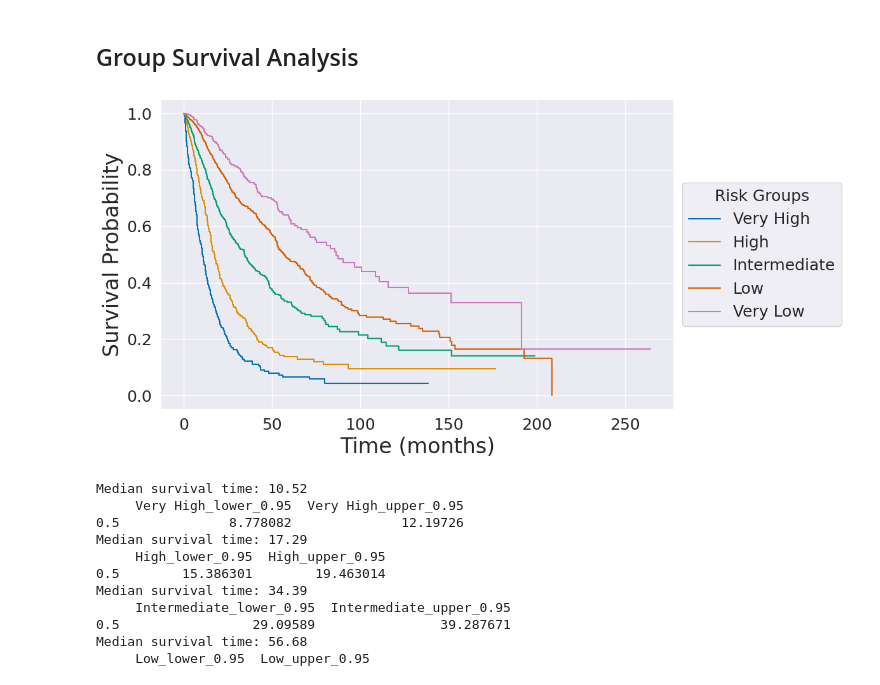
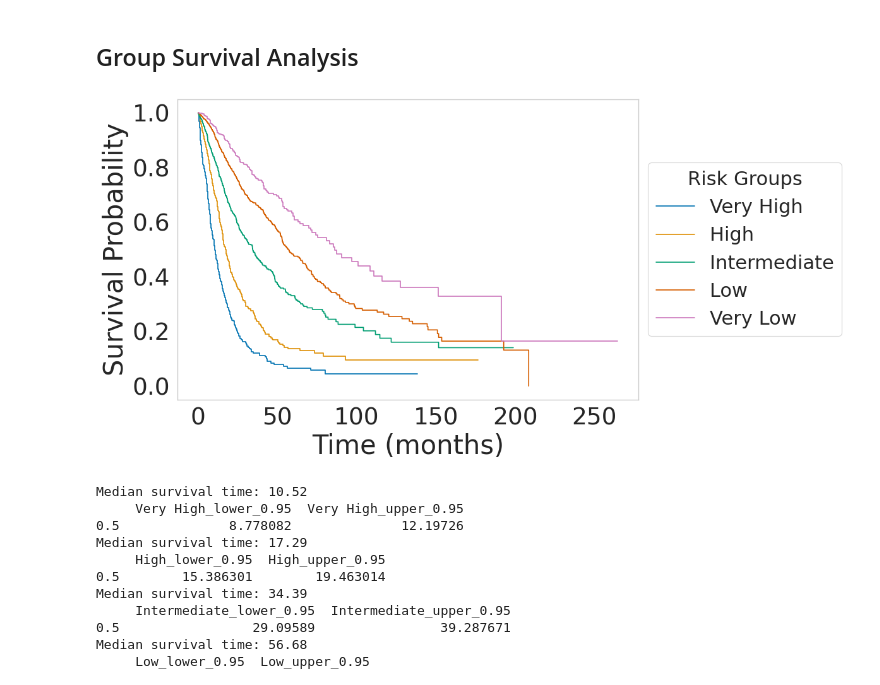
Before and after one commit to Kekkodf/DP-SurvAnalysis, a Jupyter notebook: src/real_notebook.ipynb, the cells around one changed output. Drawn from its saved outputs; the diff is of its cells as text; code cells hidden in the pictures.

```diff
--- a/src/real_notebook.ipynb
+++ b/src/real_notebook.ipynb
@@ -11,7 +11,8 @@ from lifelines.utils import median_survival_times
 import lifelines.statistics
 
 sns.set_theme()
-sns.set_context("notebook")
+sns.set_context("paper")
+sns.set_style("whitegrid")
 sns.set_palette("colorblind")
 # %% [markdown]
 # Bernard et al.
@@ -93,37 +94,38 @@ Median survival time: 38.76
 # %%
 groups = df['Risk Group']
 ix_vl = (groups == 'Very Low')
 ix_l = (groups == 'Low')
 ix_i = (groups == 'Intermediate')
 ix_h = (groups == 'High')
 ix_vh = (groups == 'Very High')
 
 km = KaplanMeierFitter()
 
 plt.figure(figsize=(12, 6))  # Setting the figure size
 
 # Fitting and plotting for each risk group
 medians = []
 medians_ci = []
 for ix, label in zip([ix_vh, ix_h, ix_i, ix_l, ix_vl], ['Very High', 'High', 'Intermediate', 'Low', 'Very Low']):
     km.fit(df['Time'][ix], df['Status'][ix], label=label)
     medians.append(km.median_survival_time_)
     medians_ci.append(median_survival_times(km.confidence_interval_))
     km.plot(ax=plt.gca(), ci_show=False)  # Use the current axes, overlaying the plots
 
 #plt.title('Kaplan Meier Estimate by Risk Group')
-plt.xlabel('Time (months)', size=24)
-plt.xticks(size=18)
-plt.ylabel('Survival Probability', size=24)
-plt.yticks(size=18)
+plt.xlabel('Time (months)', size=30)
+plt.xticks(size=27)
+plt.ylabel('Survival Probability', size=30)
+plt.yticks(size=27)
 #plt.legend(title='Risk Groups', loc = 'best')
 #remove legend
 #plot only the legend
-plt.legend(loc='center left', bbox_to_anchor=(1, 0.5), title='Risk Groups', title_fontsize='18', fontsize='18')
+plt.legend(loc='center left', bbox_to_anchor=(1, 0.5), title='Risk Groups', title_fontsize='22', fontsize='22')
 plt.tight_layout()
+plt.grid(False)
 plt.show()
 # %% [output]
-[figure, old version]
+[figure, new version]
 # %%
 for median, ci in zip(medians, medians_ci):
     print('Median survival time:', "{:.2f}".format(median))
```
Also changed, not shown: parts of 1 cell of this notebook, 8 other files.
